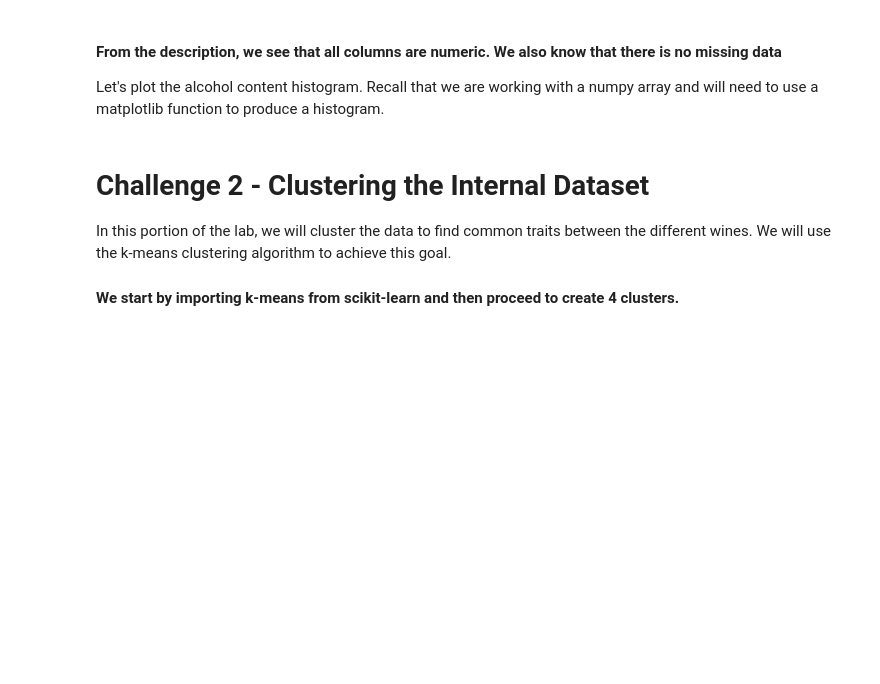
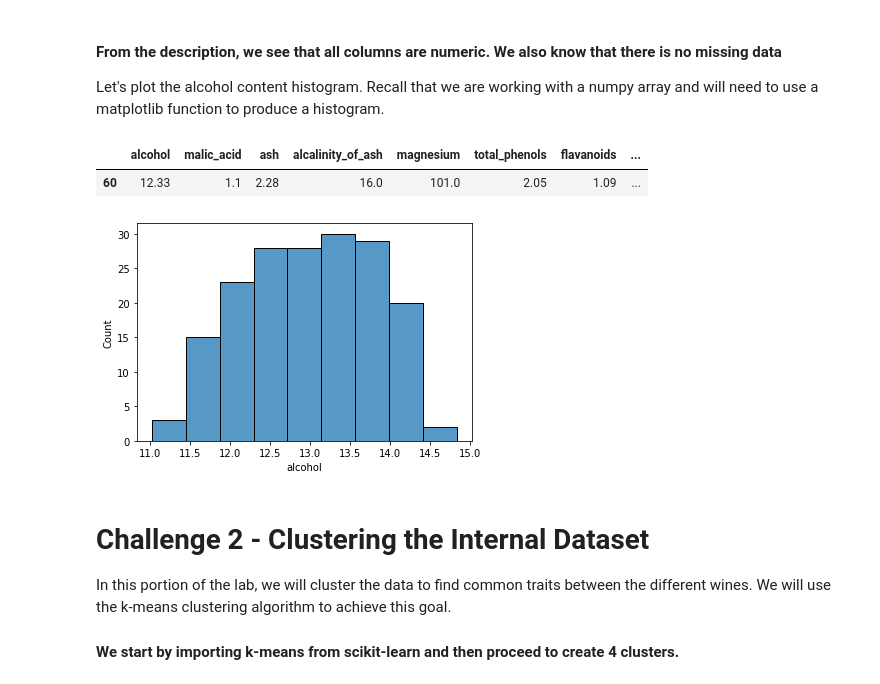
Before and after one commit to Ironhack-Data-Madrid-Enero-2022/lab-sklearn-and-unsupervised-learning, a Jupyter notebook: your-code/main.ipynb, the cells around one changed output. Drawn from its saved outputs; the diff is of its cells as text; code cells hidden in the pictures; blank space fills up the shorter version.

```diff
--- a/your-code/main.ipynb
+++ b/your-code/main.ipynb
@@ -20,3 +28,5 @@ In the cell below, use the `load_wine` function and assign the wine dataset to a
+# %%
+wine = load_wine()
 # %% [markdown]
 In the next step, list the keys of the variable `wine` to examine its contents. Note that the `load_wine` function does not return dataframes. It returns you a Python dictionary.
 # %%
@@ -25,3 +39,5 @@ In the next step, list the keys of the variable `wine` to examine its contents.
 Next, list the feature names. These are the different characteristics of the wine.
 # %%
 # Your code here:
+features = wine['feature_names']
+print(features)
@@ -37,6 +75,18 @@ Print the description of the dataset in the cell below using the `DESCR` attribu
 Let's plot the alcohol content histogram. Recall that we are working with a numpy array and will need to use a matplotlib function to produce a histogram.
 # %%
 # Your code here:
+df_wine = pd.DataFrame(wine['data'])
+# %%
+df_wine.columns = features
+# %%
+df_wine.sample()
+# %% [output]
+|  | alcohol | malic_acid | ash | alcalinity_of_ash | magnesium | total_phenols | flavanoids | ... |
+| 60 | 12.33 | 1.1 | 2.28 | 16.0 | 101.0 | 2.05 | 1.09 | ... |
+# %%
+sns.histplot(x=df_wine.alcohol);
+# %% [output]
+[figure, added]
 # %% [markdown]
 # Challenge 2 - Clustering the Internal Dataset
 
```
Also changed, not shown: parts of 55 cells of this notebook.
